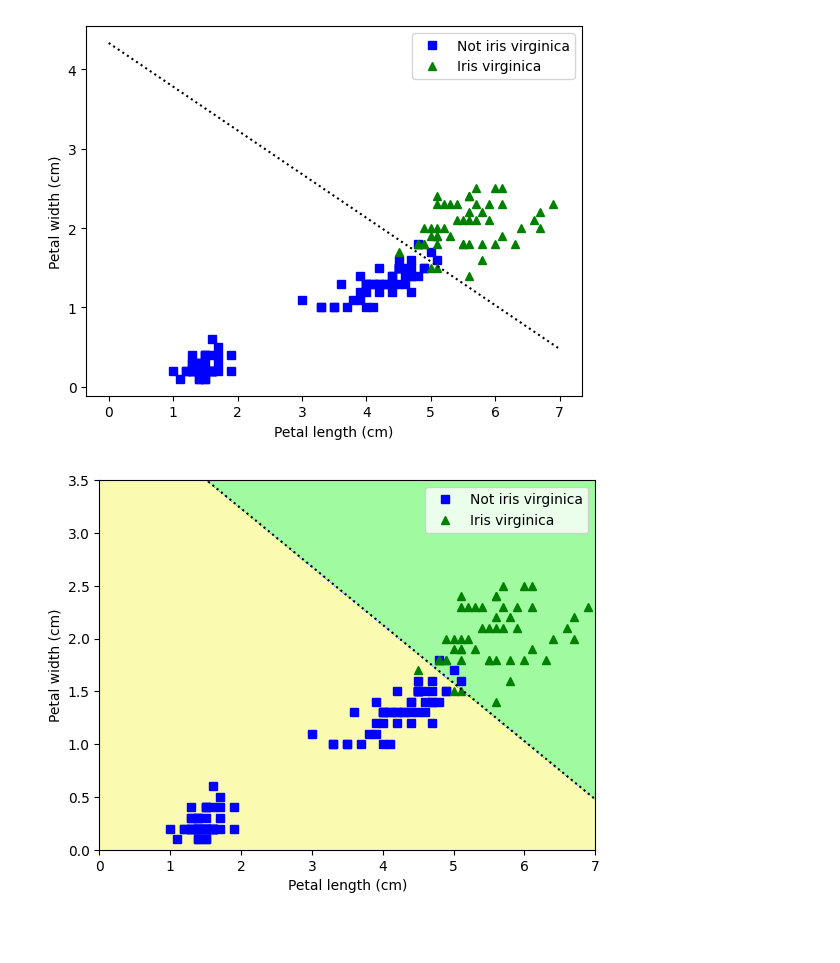
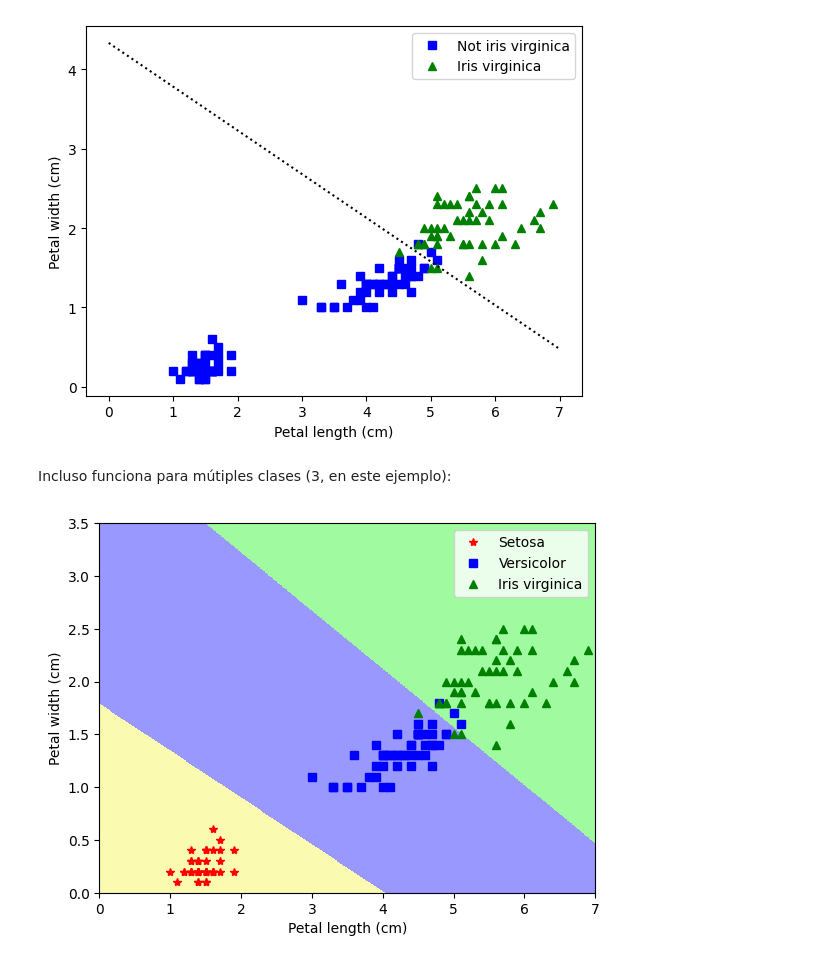
Before and after one commit to FelipeSanchezSoberanis/aprendizaje-automatico, a Jupyter notebook: logistic_regression.ipynb, the cells around one changed output. Drawn from its saved outputs; the diff is of its cells as text; code cells hidden in the pictures; blank space fills up the shorter version.

Commit message:
Figure

```diff
--- a/logistic_regression.ipynb
+++ b/logistic_regression.ipynb
@@ -167,6 +167,8 @@ plt.legend()
 plt.show()
 # %% [output]
 [figure]
+# %% [markdown]
+Incluso funciona para mútiples clases (3, en este ejemplo):
 # %%
 X = iris["data"][:, (2, 3)]
 # y = (iris["target"] == 2).astype(int)
@@ -177,36 +179,36 @@ model = LogisticRegression(C=10**10)
 model.fit(X, y)
 
 x0, x1 = np.meshgrid(np.linspace(0, 8, 500).reshape(-1, 1),
                      np.linspace(0, 3.5, 500).reshape(-1, 1))
 
 y_proba = model.predict_proba(X)
 
 X_new = np.c_[x0.ravel(), x1.ravel()]
 y_predict = model.predict(X_new)
 zz = y_predict.reshape(x0.shape)
 
 left_right = np.array([0, 7])
 boundary = -(model.intercept_[0] + model.coef_[0][0] * left_right) / model.coef_[0][1]
 
 from matplotlib.colors import ListedColormap
 
 custom_map = ListedColormap(["#fafab0", "#9898ff", "#a0faa0"])
 plt.contourf(x0, x1, zz, cmap=custom_map)
 
 # plt.plot(X[y == 0, 0], X[y == 0, 1], "bs", label = "Not iris virginica")
-plt.plot(X[y == 1, 0], X[y == 1, 1], "g^", label = "Iris virginica")
-plt.plot(X[y == 1, 0], X[y == 1, 1], "g^", label = "Iris virginica")
-plt.plot(X[y == 1, 0], X[y == 1, 1], "g^", label = "Iris virginica")
-plt.plot(X[y == 1, 0], X[y == 1, 1], "g^", label = "Iris virginica")
+# plt.plot(X[y == 1, 0], X[y == 1, 1], "g^", label = "Iris virginica")
+plt.plot(X[y == 0, 0], X[y == 0, 1], "r*", label = "Setosa")
+plt.plot(X[y == 1, 0], X[y == 1, 1], "bs", label = "Versicolor")
+plt.plot(X[y == 2, 0], X[y == 2, 1], "g^", label = "Iris virginica")
 
 
-plt.plot(left_right, boundary, "k:")
+# plt.plot(left_right, boundary, "k:")
 
 plt.xlabel("Petal length (cm)")
 plt.ylabel("Petal width (cm)")
 plt.legend()
 plt.axis([0, 7, 0, 3.5])
 
 plt.show()
 # %% [output]
-[figure, old version]
+[figure, new version]
```
